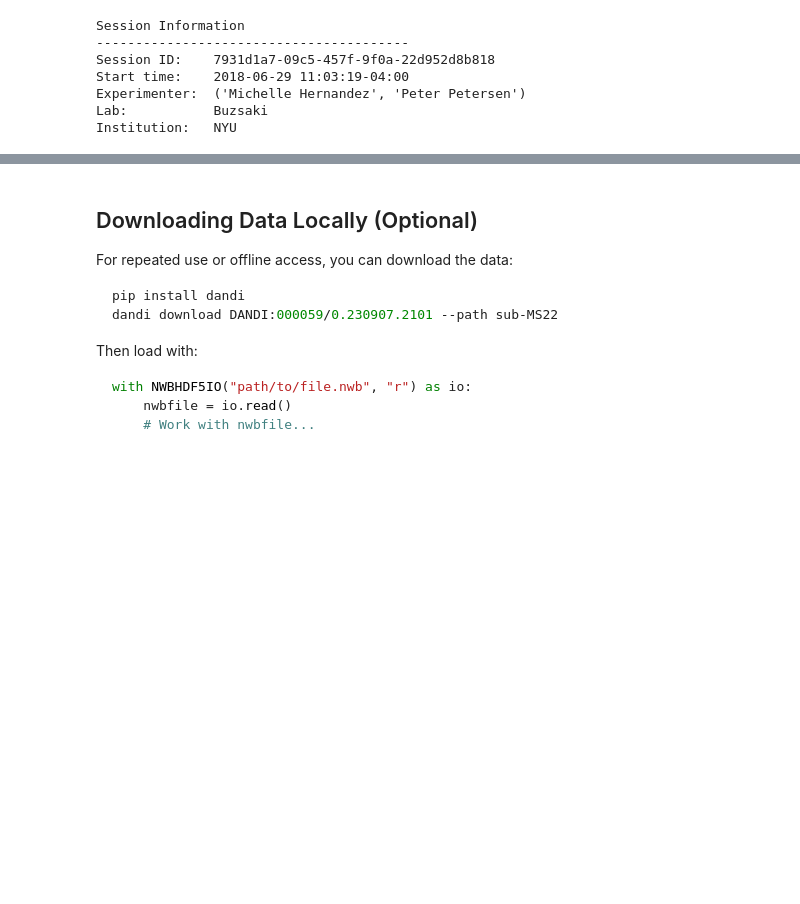
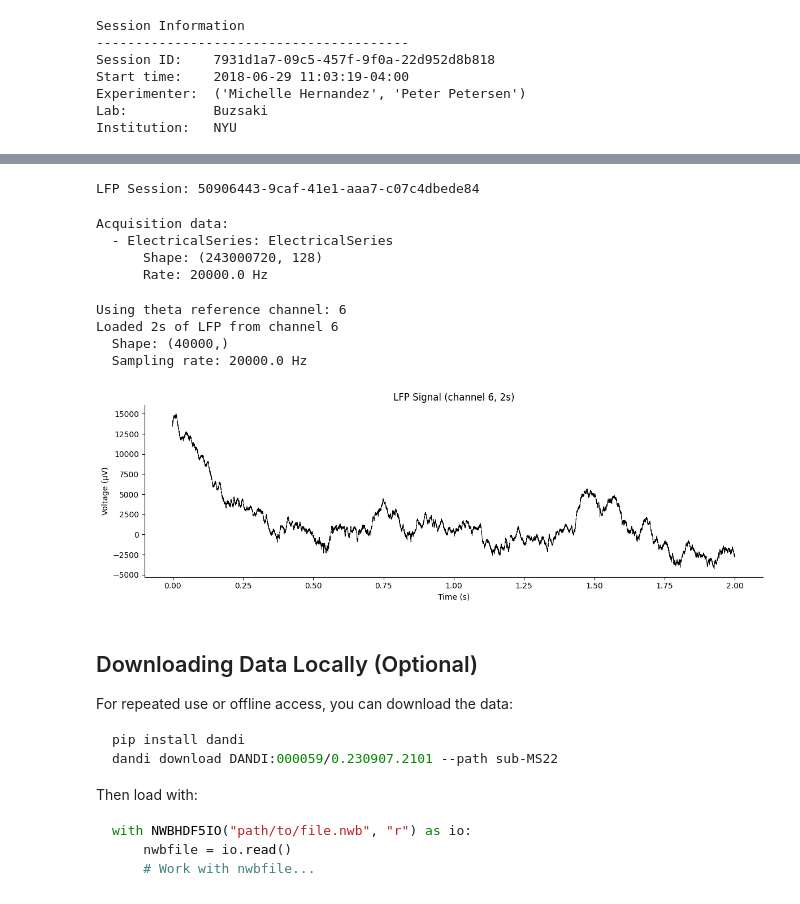
Before and after one commit to edeno/ncbs-neural-circuits-navigation, a Jupyter notebook: notebooks/01-loading-nwb-data.ipynb, the cells around one changed output, grey strips where cells are left out. Cells and saved outputs as stored; diff of their text form; code cells hidden in the pictures; blank space fills up the shorter version.

```diff
--- a/notebooks/01-loading-nwb-data.ipynb
+++ b/notebooks/01-loading-nwb-data.ipynb
@@ -258,0 +627,73 @@ if position_interface is not None:
+# %%
+# Open the LFP file for streaming
+lfp_remote_file = RemoteFile(lfp_s3_url)
+lfp_h5_file = h5py.File(lfp_remote_file, "r")
+lfp_io = NWBHDF5IO(file=lfp_h5_file, load_namespaces=True)
+lfp_nwbfile = lfp_io.read()
+
+print(f"LFP Session: {lfp_nwbfile.identifier}")
+# %% [output]
+LFP Session: 50906443-9caf-41e1-aaa7-c07c4dbede84
+# %%
+# Check what's in the acquisition (raw data typically stored here)
+print("Acquisition data:")
+for name, data in lfp_nwbfile.acquisition.items():
+    print(f"  - {name}: {type(data).__name__}")
+    if hasattr(data, "data"):
+        print(f"      Shape: {data.data.shape}")
+        if hasattr(data, "rate"):
+            print(f"      Rate: {data.rate} Hz")
+# %% [output]
+Acquisition data:
+  - ElectricalSeries: ElectricalSeries
+      Shape: (243000720, 128)
+      Rate: 20000.0 Hz
+# %%
+# Load and plot a small segment of LFP from one channel
+# Note: We only load a small segment because the full data is very large
+
+lfp_electrical_series = next(iter(lfp_nwbfile.acquisition.values()))
+
+# Load just 2 seconds of data from channel 0 (theta reference might be a good choice)
+SAMPLE_DURATION = 2  # seconds
+lfp_rate = lfp_electrical_series.rate
+n_samples = int(SAMPLE_DURATION * lfp_rate)
+
+# Get theta reference channel if available, otherwise use channel 0
+channel_idx = 0
+if nwbfile.electrodes is not None and "theta_reference" in electrodes_df.columns:
+    theta_refs = np.nonzero(electrodes_df["theta_reference"].values)[0]
+    if len(theta_refs) > 0:
+        channel_idx = theta_refs[0]
+        print(f"Using theta reference channel: {channel_idx}")
+
+# Load small segment (streaming means we only download what we request)
+lfp_segment = lfp_electrical_series.data[:n_samples, channel_idx]
+lfp_time = np.arange(n_samples) / lfp_rate
+
+print(f"Loaded {SAMPLE_DURATION}s of LFP from channel {channel_idx}")
+print(f"  Shape: {lfp_segment.shape}")
+print(f"  Sampling rate: {lfp_rate} Hz")
+# %% [output]
+Using theta reference channel: 6
+Loaded 2s of LFP from channel 6
+  Shape: (40000,)
+  Sampling rate: 20000.0 Hz
+# %%
+# Plot LFP trace
+fig, ax = plt.subplots(figsize=(12, 4))
+
+ax.plot(lfp_time, lfp_segment, linewidth=0.5, color="black")
+
+ax.set(
+    xlabel="Time (s)",
+    ylabel="Voltage (µV)",
+    title=f"LFP Signal (channel {channel_idx}, {SAMPLE_DURATION}s)",
+)
+
+ax.spines[["top", "right"]].set_visible(False)
+
+plt.tight_layout()
+plt.show()
+# %% [output]
+[figure, added]
```
Also changed, not shown: parts of 44 cells of this notebook, 6 other files.
